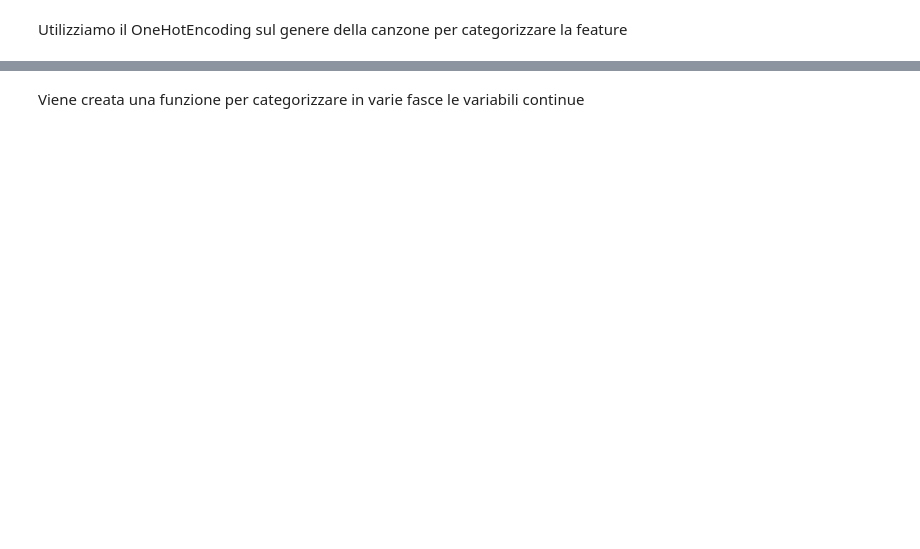
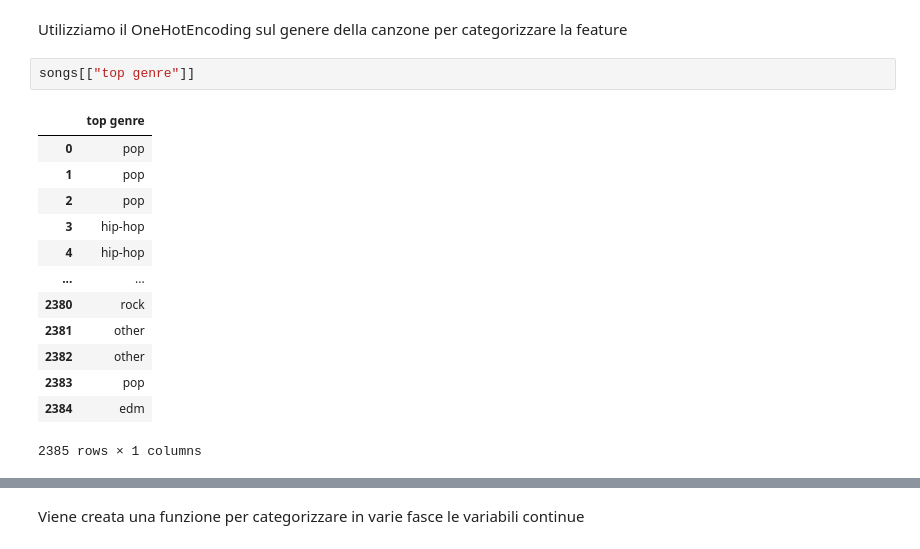
Before and after one commit to AndreaZavatta/Songs-Popularity-Prediction, a Jupyter notebook: songs-popularity-prediction.ipynb, the cells around one changed output, grey strips where cells are left out. Drawn from its saved outputs; the diff is of its cells as text; blank space fills up the shorter version.

```diff
--- a/songs-popularity-prediction.ipynb
+++ b/songs-popularity-prediction.ipynb
@@ -696,5 +732,21 @@ Name: top genre, dtype: int64
 # %% [markdown]
 Utilizziamo il OneHotEncoding sul genere della canzone per categorizzare la feature
+# %%
+songs[["top genre"]]
+# %% [output]
+|  | top genre |
+| 0 | pop |
+| 1 | pop |
+| 2 | pop |
+| 3 | hip-hop |
+| 4 | hip-hop |
+| ... | ... |
+| 2380 | rock |
+| 2381 | other |
+| 2382 | other |
+| 2383 | pop |
+| 2384 | edm |
+2385 rows × 1 columns
 # %%
 from sklearn.preprocessing import OneHotEncoder
 
```
Also changed, not shown: parts of 51 cells of this notebook.
